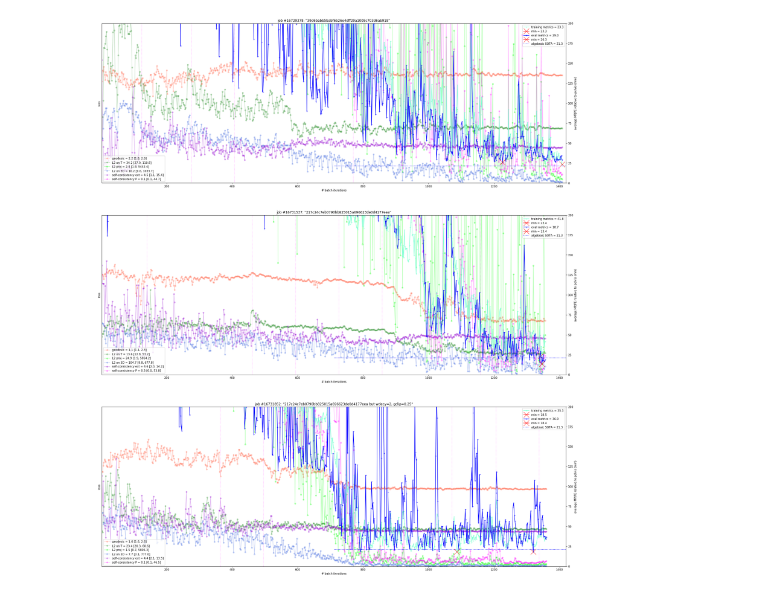
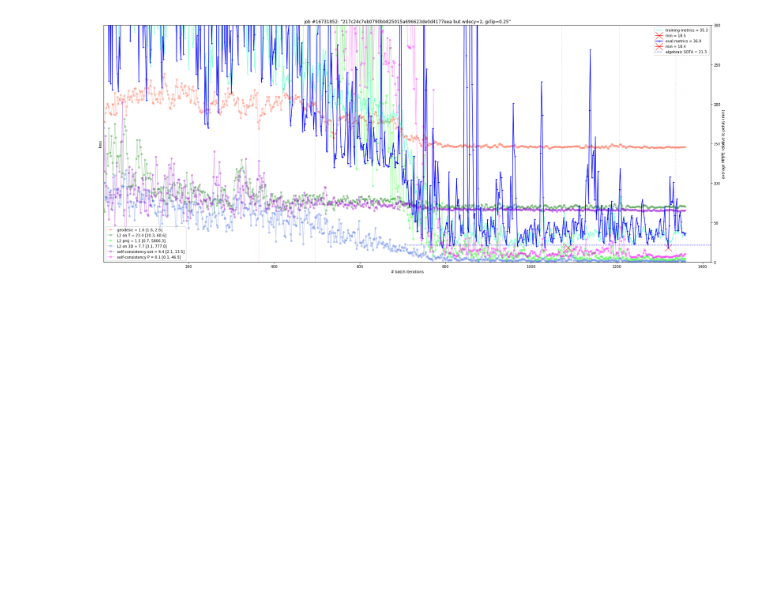
Before and after one commit to karfly/learnable-triangulation-pytorch, a Jupyter notebook: tom.ipynb, the cells around one changed output. Saved outputs shown, nothing was run; the diff lists cells and outputs as text; code cells hidden in the pictures; blank space fills up the shorter version.

```diff
--- a/tom.ipynb
+++ b/tom.ipynb
@@ -56,20 +56,19 @@ def plot_jobs(jobs, titles, training_batch_size=8, metrics_ylim=[0, 1e2], n_max_
 # %%
 jobs = list(zip(*[
     # SOTA superv R|t
     #('16647158', '=16640073, 10% dataset'),
 
     # SOTA superv R|t (pelvis sitting on origin => predict just d)
     #('16700068', '=1ac51aa18715346b37153df517d7e9fb94c23ec6 but with Rod'),  # 16700001 with 6D
 
     # SOTA unsuperv R|t (pelvis sitting on origin)
     #('16712639', '=6db8028fad6b731816d08678900ca14b94f57dab but no KP centering'),  # 16711084
 
     # SOTA unsuperv 3D, R|t (pelvis sitting on origin)
-    ('16729378', '39d6babb5babf6b26e4dff29a1008c703d6ab918'),  # 16721459
-    ('16731537', '217c24c7eb0790bb825015a696623de0d4177eea'),
-    ('16731852', '217c24c7eb0790bb825015a696623de0d4177eea but wdecy=2, gclip=0.25'),
+    # ('16729378', '39d6babb5babf6b26e4dff29a1008c703d6ab918'),  # 16721459
+    ('16731852', '217c24c7eb0790bb825015a696623de0d4177eea but wdecy=2, gclip=0.25'),  # 16731537
 ]))
 
-plot_jobs(jobs[0], jobs[1], metrics_ylim=[0, 2e2], n_max_epochs=7.1e2)
+plot_jobs(jobs[0], jobs[1], metrics_ylim=[0, 3e2], n_max_epochs=7.1e2)
 # %% [output]
-[figure, old version]
+[figure, new version]
```
Also changed, not shown: 2 other files.
